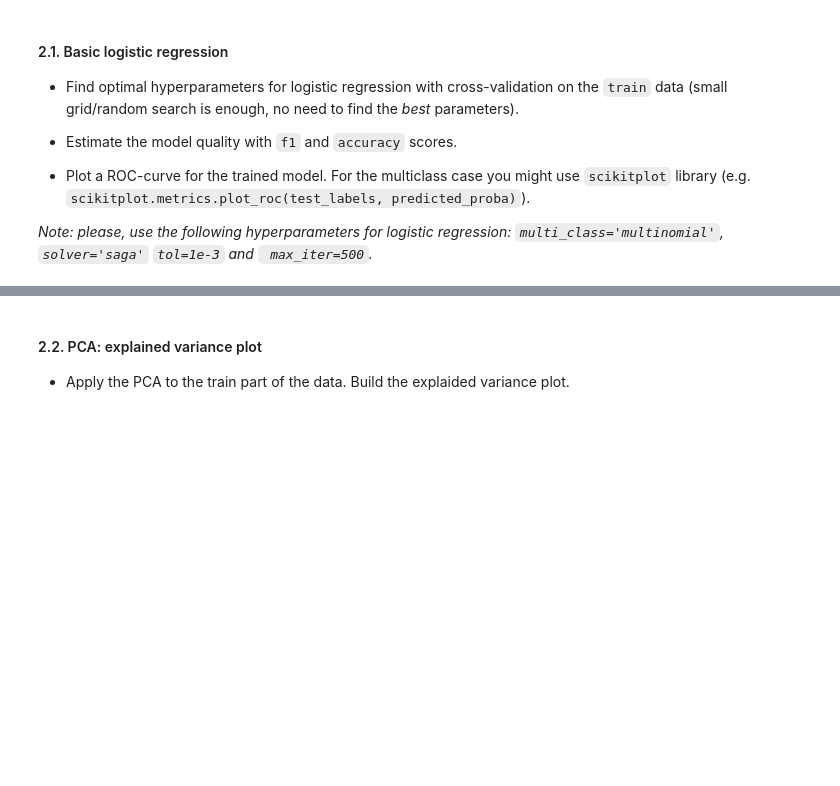
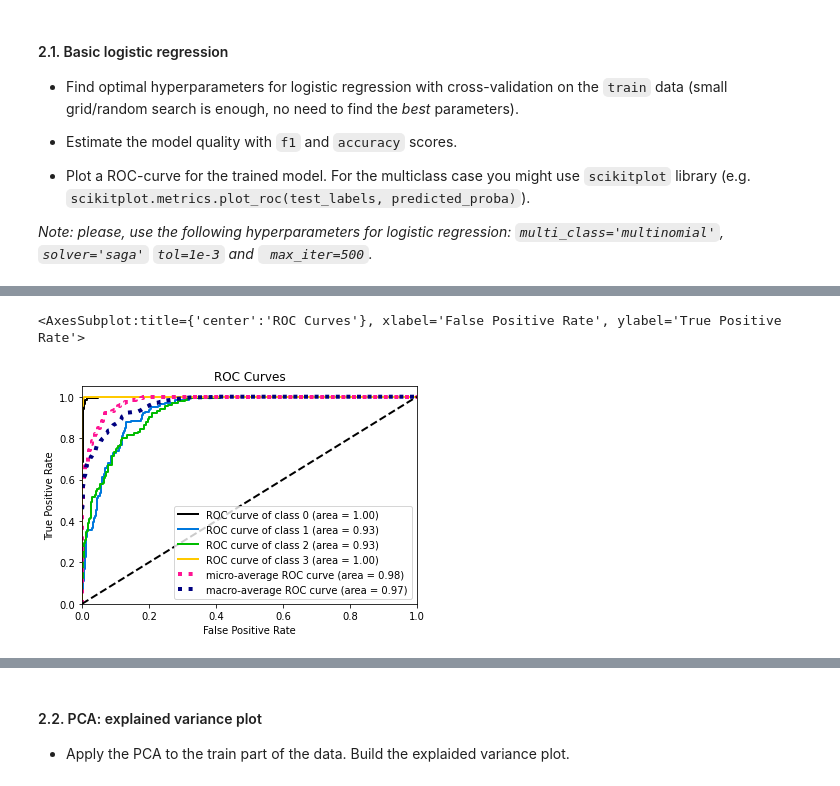
Before and after one commit to dcamvik2020/my-ml-mipt-2022-23, a Jupyter notebook: lab_1/Lab1_part2_ml_pipeline.ipynb, the cells around one changed output, grey strips where cells are left out. Saved outputs shown, nothing was run; the diff lists cells and outputs as text; code cells hidden in the pictures; blank space fills up the shorter version.

```diff
--- a/lab_1/Lab1_part2_ml_pipeline.ipynb
+++ b/lab_1/Lab1_part2_ml_pipeline.ipynb
@@ -102,0 +120,4 @@ Here you are supposed to perform the desired transformations. Please, explain yo
+# %%
+sc = StandardScaler().fit(X_train, y_train)
+X_train = sc.transform(X_train)
+X_test = sc.transform(X_test)
@@ -102,0 +130,3 @@ Here you are supposed to perform the desired transformations. Please, explain yo
+# %%
+le = LabelEncoder().fit(y_train)
+y_train = le.transform(y_train)
@@ -112,0 +153,25 @@ Here you are supposed to perform the desired transformations. Please, explain yo
+# %%
+%%time
+
+log_reg_cv_f1 = GridSearchCV(
+    LogisticRegression(
+        multi_class='multinomial',
+        solver='saga',
+        max_iter=500,
+        tol=1e-3
+    ),
+    cv=5,
+    param_grid={
+        'penalty': ['l1', 'l2', 'none'],
+        'C': [0.01, 0.05, 0.1, 0.5, 1, 2, 5, 10],
+        'fit_intercept': [True, False],
+        'random_state': [42]
+    },
+    n_jobs=-1,
+    scoring='f1_macro',
+    verbose=1
+).fit(X_train, y_train)
+
+model = log_reg_cv_f1.best_estimator_
+print('best score :', log_reg_cv_f1.best_score_)
+print('best params :', log_reg_cv_f1.best_params_)
@@ -118,0 +227,10 @@ Here you are supposed to perform the desired transformations. Please, explain yo
+# %%
+### YOUR CODE HERE
+
+# task 3: roc curve
+from scikitplot.metrics import plot_roc
+
+plot_roc(y_train, model.predict_proba(X_train))
+# %% [output]
+<AxesSubplot:title={'center':'ROC Curves'}, xlabel='False Positive Rate', ylabel='True Positive Rate'>
+[figure, added]
```
Also changed, not shown: parts of 42 cells of this notebook.
